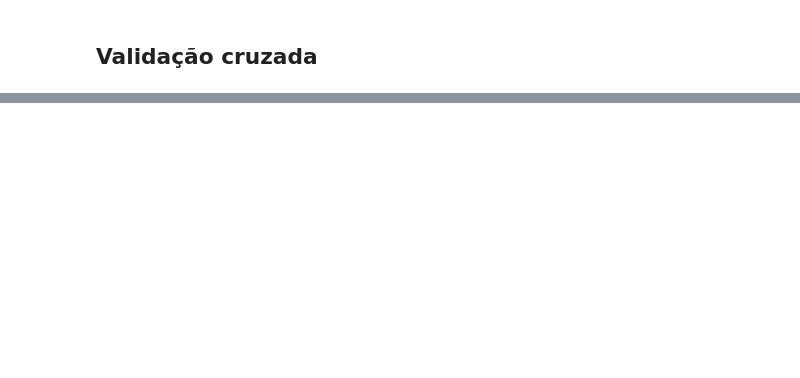
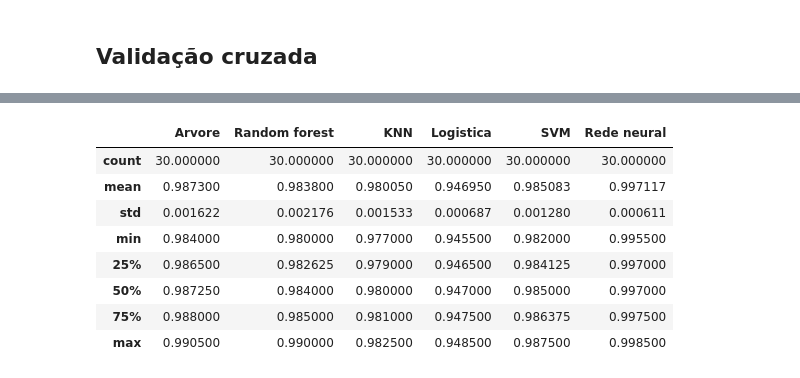
Before and after one commit to ImGabreuw/machine-learning-e-data-science-com-python, a Jupyter notebook: avaliacao-de-algoritmos-de-classificacao/projects/parameters-adjustment.ipynb, the cells around one changed output, grey strips where cells are left out. Drawn from its saved outputs; the diff is of its cells as text; code cells hidden in the pictures; blank space fills up the shorter version.

Commit message:
Aula 134: Análise dos resultados

```diff
--- a/avaliacao-de-algoritmos-de-classificacao/projects/parameters-adjustment.ipynb
+++ b/avaliacao-de-algoritmos-de-classificacao/projects/parameters-adjustment.ipynb
@@ -261,0 +262,12 @@ results
+# %%
+results.describe()
+# %% [output]
+|  | Arvore | Random forest | KNN | Logistica | SVM | Rede neural |
+| count | 30.000000 | 30.000000 | 30.000000 | 30.000000 | 30.000000 | 30.000000 |
+| mean | 0.987300 | 0.983800 | 0.980050 | 0.946950 | 0.985083 | 0.997117 |
+| std | 0.001622 | 0.002176 | 0.001533 | 0.000687 | 0.001280 | 0.000611 |
+| min | 0.984000 | 0.980000 | 0.977000 | 0.945500 | 0.982000 | 0.995500 |
+| 25% | 0.986500 | 0.982625 | 0.979000 | 0.946500 | 0.984125 | 0.997000 |
+| 50% | 0.987250 | 0.984000 | 0.980000 | 0.947000 | 0.985000 | 0.997000 |
+| 75% | 0.988000 | 0.985000 | 0.981000 | 0.947500 | 0.986375 | 0.997500 |
+| max | 0.990500 | 0.990000 | 0.982500 | 0.948500 | 0.987500 | 0.998500 |
```
Also changed, not shown: parts of 5 cells of this notebook, 1 other file.
